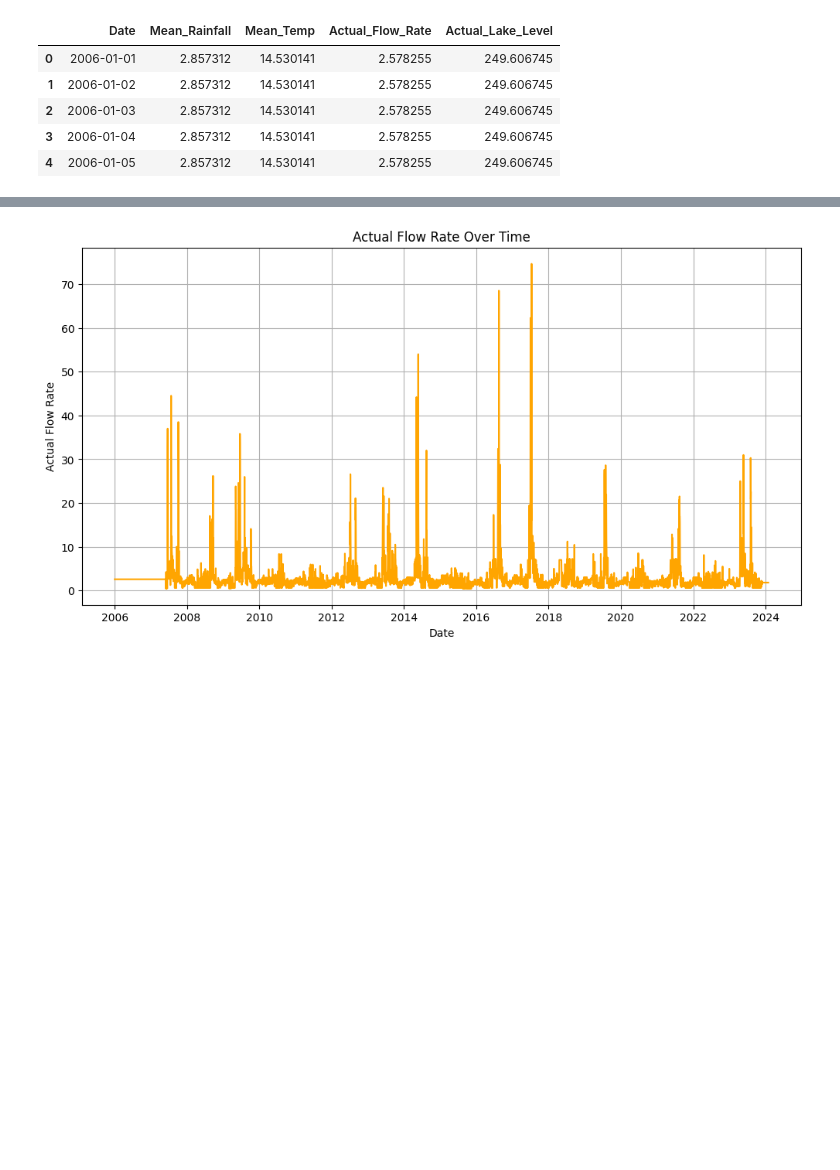
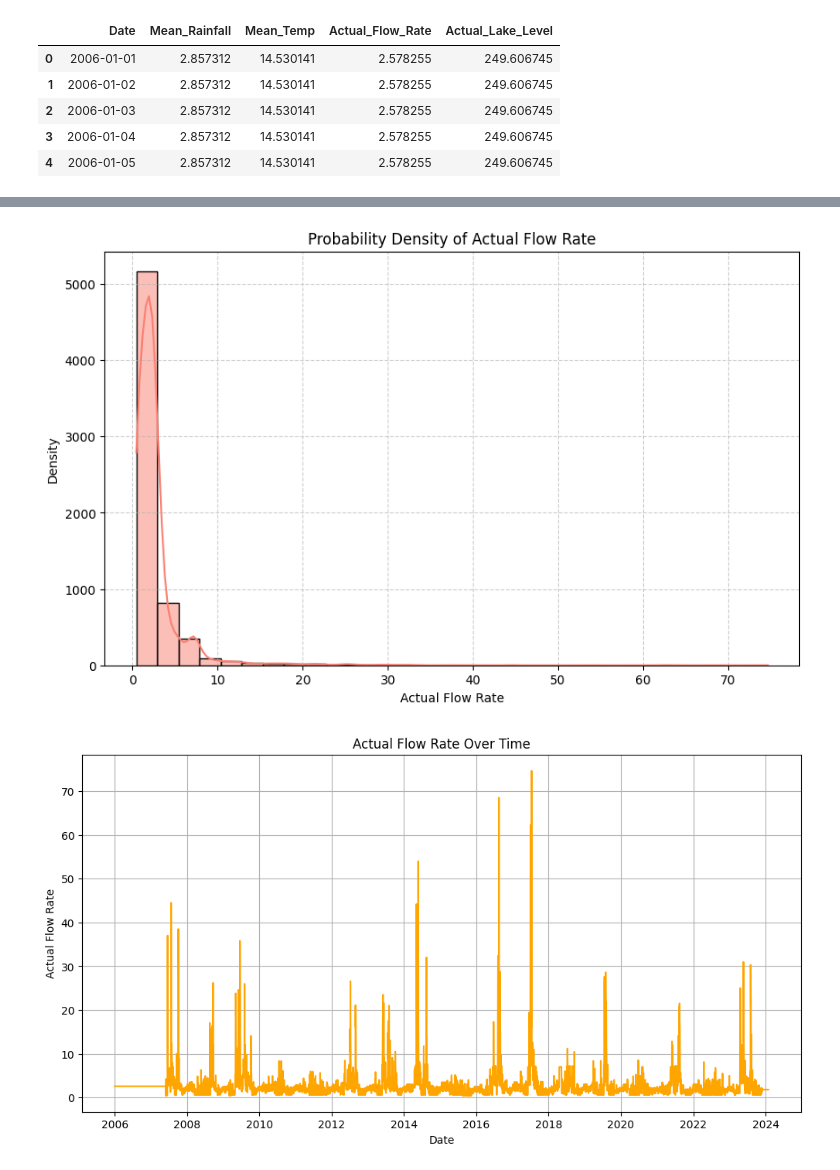
Before and after one commit to MohamamdAghaei/Acea-Smart-Water-Analytics, a Jupyter notebook: Big_Data_project_Water_Analytics.ipynb, the cells around one changed output, grey strips where cells are left out. Drawn from its saved outputs; the diff is of its cells as text; code cells hidden in the pictures; blank space fills up the shorter version.

```diff
--- a/Big_Data_project_Water_Analytics.ipynb
+++ b/Big_Data_project_Water_Analytics.ipynb
@@ -79,3 +99,15 @@ import matplotlib.pyplot as plt
+# %%
+# prompt: make probability density for Actual_Flow_Rate
+
+plt.figure(figsize=(10, 6))
+sns.histplot(df['Actual_Flow_Rate'], kde=True, color='salmon', bins=30)
+plt.title('Probability Density of Actual Flow Rate')
+plt.xlabel('Actual Flow Rate')
+plt.ylabel('Density')
+plt.grid(True, linestyle='--', alpha=0.6)
+plt.show()
+# %% [output]
+[figure, added]
 # %%
 # plotting Date and Actual_Flow_Rate and the color orange
 
```
Also changed, not shown: parts of 6 cells of this notebook.
